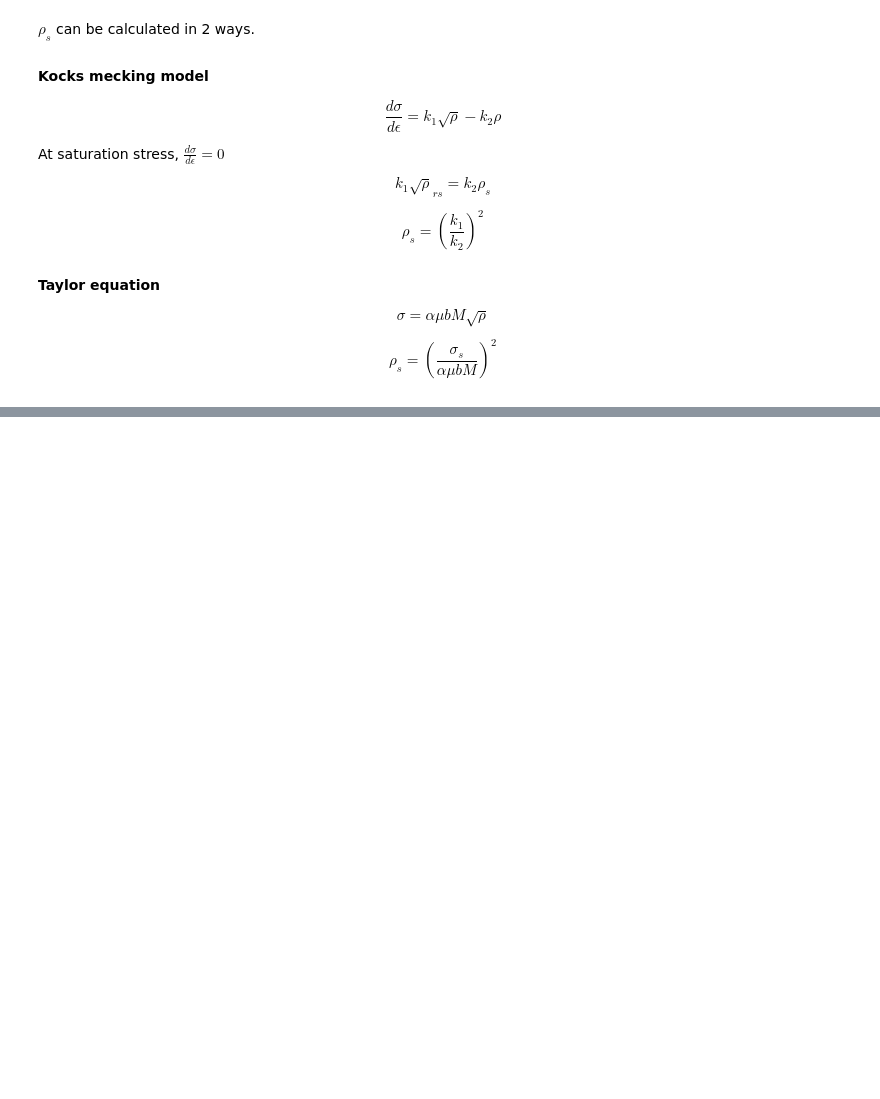
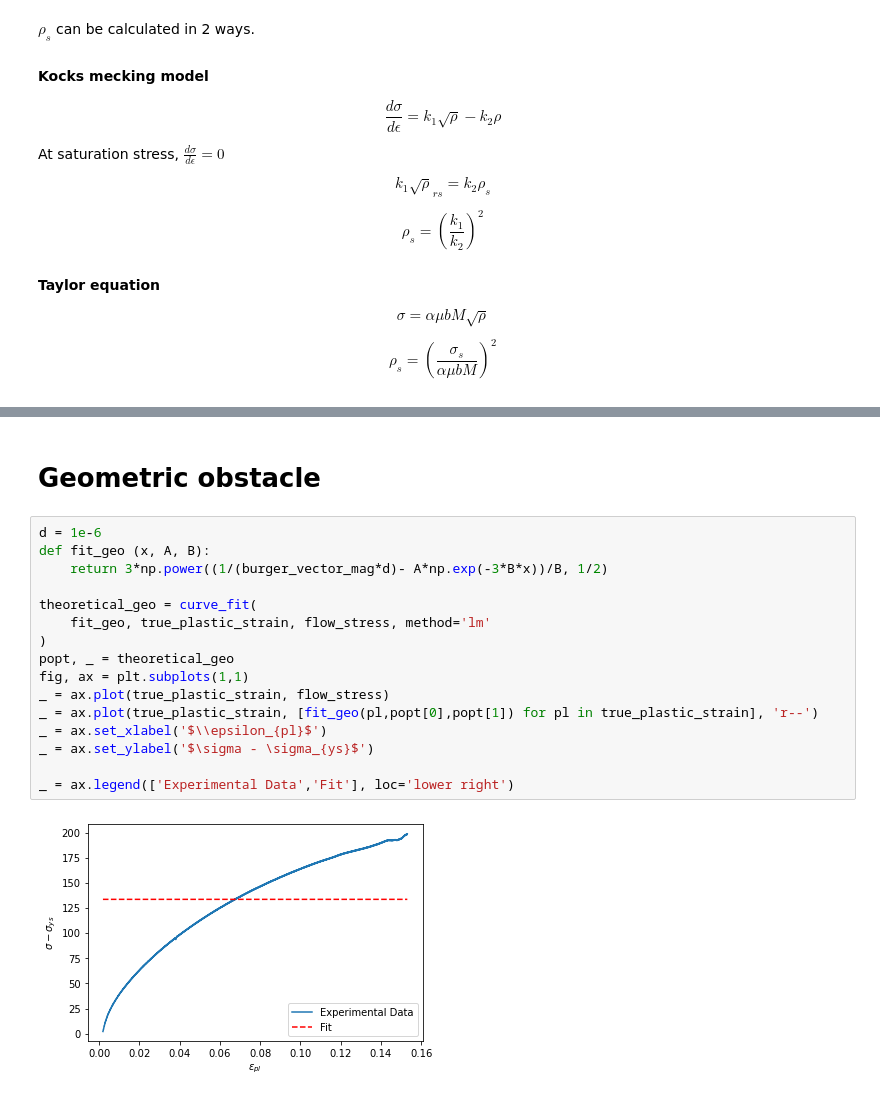
Before and after one commit to algomaster99/meta-btp, a Jupyter notebook: work_hardening_analysis.ipynb, the cells around one changed output, grey strips where cells are left out. Drawn from its saved outputs; the diff is of its cells as text; blank space fills up the shorter version.

Commit message:
Initiate geometric dislocations model

```diff
--- a/work_hardening_analysis.ipynb
+++ b/work_hardening_analysis.ipynb
@@ -211,0 +227,20 @@ rhs = (sigma_s/(alpha*shear_modulus*burger_vector_mag*taylor_factor))**2
+# %% [markdown]
+# Geometric obstacle
+# %%
+d = 1e-6
+def fit_geo (x, A, B):
+    return 3*np.power((1/(burger_vector_mag*d)- A*np.exp(-3*B*x))/B, 1/2)
+
+theoretical_geo = curve_fit(
+    fit_geo, true_plastic_strain, flow_stress, method='lm'
+)
+popt, _ = theoretical_geo
+fig, ax = plt.subplots(1,1)
+_ = ax.plot(true_plastic_strain, flow_stress)
+_ = ax.plot(true_plastic_strain, [fit_geo(pl,popt[0],popt[1]) for pl in true_plastic_strain], 'r--')
+_ = ax.set_xlabel('$\\epsilon_{pl}$')
+_ = ax.set_ylabel('$\sigma - \sigma_{ys}$')
+
+_ = ax.legend(['Experimental Data','Fit'], loc='lower right')
+# %% [output]
+[figure, added]
```
Also changed, not shown: parts of 6 cells of this notebook.
